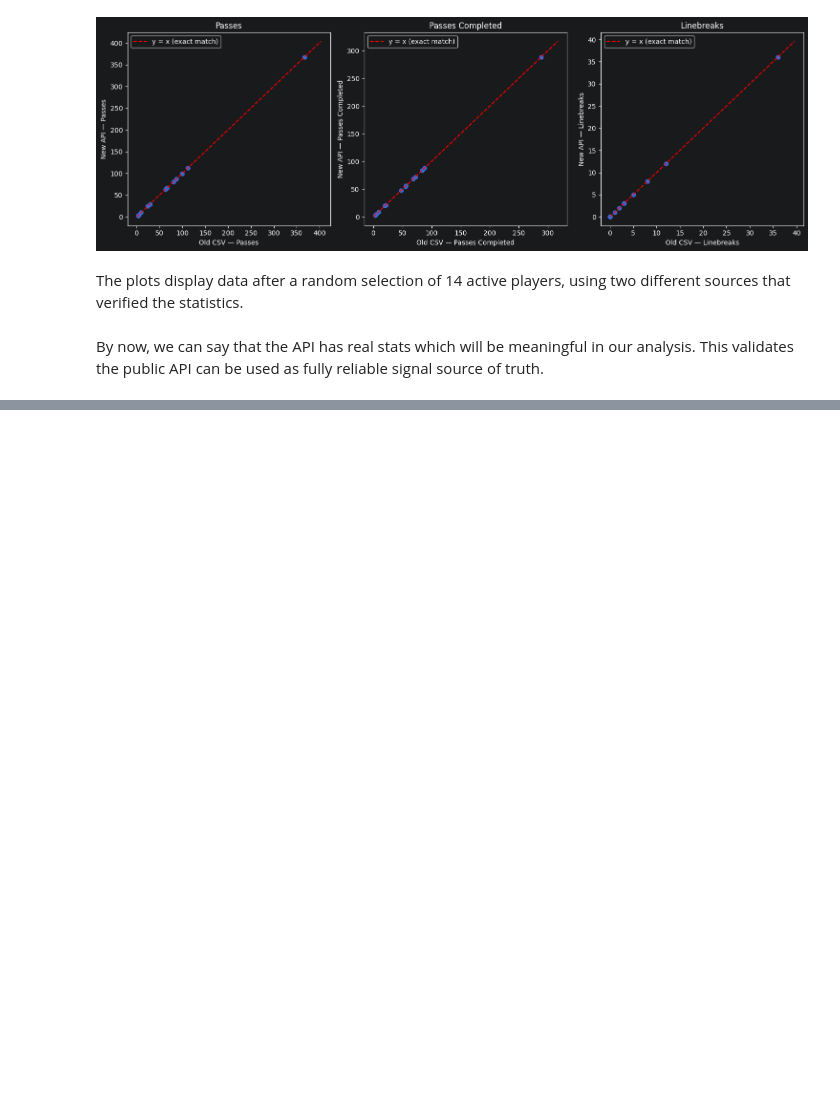
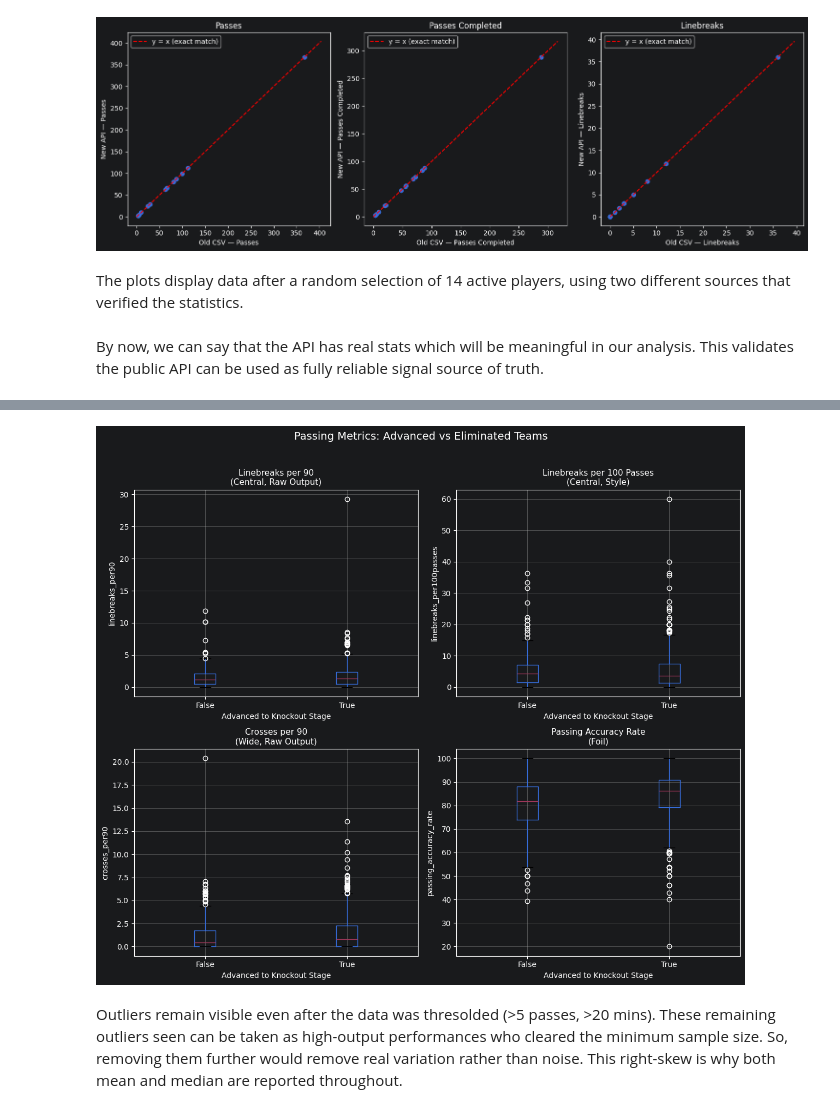
Before and after one commit to birat-timsina/HIT140_Group81, a Jupyter notebook: passing/Passing.ipynb, the cells around one changed output, grey strips where cells are left out. Saved outputs shown, nothing was run; the diff lists cells and outputs as text; code cells hidden in the pictures; blank space fills up the shorter version.

```diff
--- a/passing/Passing.ipynb
+++ b/passing/Passing.ipynb
@@ -135,0 +237,10 @@ By now, we can say that the API has real stats which will be meaningful in our a
+# %%
+advanced_ids = set() # Teams who qualified for round of 32
+
+#  Format : 'Home': {'Score': 2, 'Side': None, 'IdTeam': '43911', 'PictureUrl': 'https://api.fifa.com/api/v3/picture/flags-{format}-{size}/MEX', 'IdCountry': 'MEX', 'Tactics': '4-1-2-3', 'TeamType': 1, 'AgeType': 7, 'TeamName': [{'Locale': 'en-GB', 'Description': 'Mexico'}],
+for m in matches:
+    if m["StageName"][0]["Description"] != "First Stage":
+        advanced_ids.add(m["Home"]["IdTeam"])
+        advanced_ids.add(m["Away"]["IdTeam"])
+
+print(len(advanced_ids))
@@ -135,0 +266,6 @@ By now, we can say that the API has real stats which will be meaningful in our a
+# %%
+id_to_advanced = {team_id: (team_id in advanced_ids) for team_id in code_to_id.values()}
+players_df["team_id"] = players_df["team"].map(code_to_id)
+players_df["advanced"] = players_df["team_id"].map(id_to_advanced)
+
+print(players_df["advanced"].value_counts(dropna=False))
@@ -135,0 +317,5 @@ By now, we can say that the API has real stats which will be meaningful in our a
+# %%
+players_df['linebreaks_per90'] = players_df['LinebreaksAttemptedDefensiveLine'] / players_df['TimePlayed'] * 90
+players_df['linebreaks_per100passes'] = players_df['LinebreaksAttemptedDefensiveLine'] / players_df['Passes'] * 100
+players_df['crosses_per90'] = players_df['Crosses'] / players_df['TimePlayed'] * 90
+players_df['passing_accuracy_rate'] = players_df['PassesCompleted'] / players_df['Passes'] * 100
@@ -135,0 +385,27 @@ By now, we can say that the API has real stats which will be meaningful in our a
+# %%
+import matplotlib.pyplot as plt
+
+fig, axes = plt.subplots(2, 2, figsize=(12, 10))
+
+metrics = [
+    ('linebreaks_per90', 'Linebreaks per 90\n(Central, Raw Output)'),
+    ('linebreaks_per100passes', 'Linebreaks per 100 Passes\n(Central, Style)'),
+    ('crosses_per90', 'Crosses per 90\n(Wide, Raw Output)'),
+    ('passing_accuracy_rate', 'Passing Accuracy Rate\n(Foil)')
+]
+
+for ax, (col, title) in zip(axes.flat, metrics):
+    players_df.boxplot(column=col, by='advanced', ax=ax)
+    ax.set_title(title, fontsize=11)
+    ax.set_xlabel('Advanced to Knockout Stage')
+    ax.set_ylabel(col)
+
+plt.suptitle('')
+fig.suptitle('Passing Metrics: Advanced vs Eliminated Teams', fontsize=14, y=1.02)
+plt.tight_layout()
+plt.savefig('all_metrics_boxplots.png', dpi=150, bbox_inches='tight')
+plt.show()
+# %% [output]
+[figure, added]
+# %% [markdown]
+Outliers remain visible even after the data was thresolded (>5 passes, >20 mins). These remaining outliers seen can be taken as high-output performances who cleared the minimum sample size. So, removing them further would remove real variation rather than noise. This right-skew is why both mean and median are reported throughout.
```
Also changed, not shown: parts of 36 cells of this notebook.
